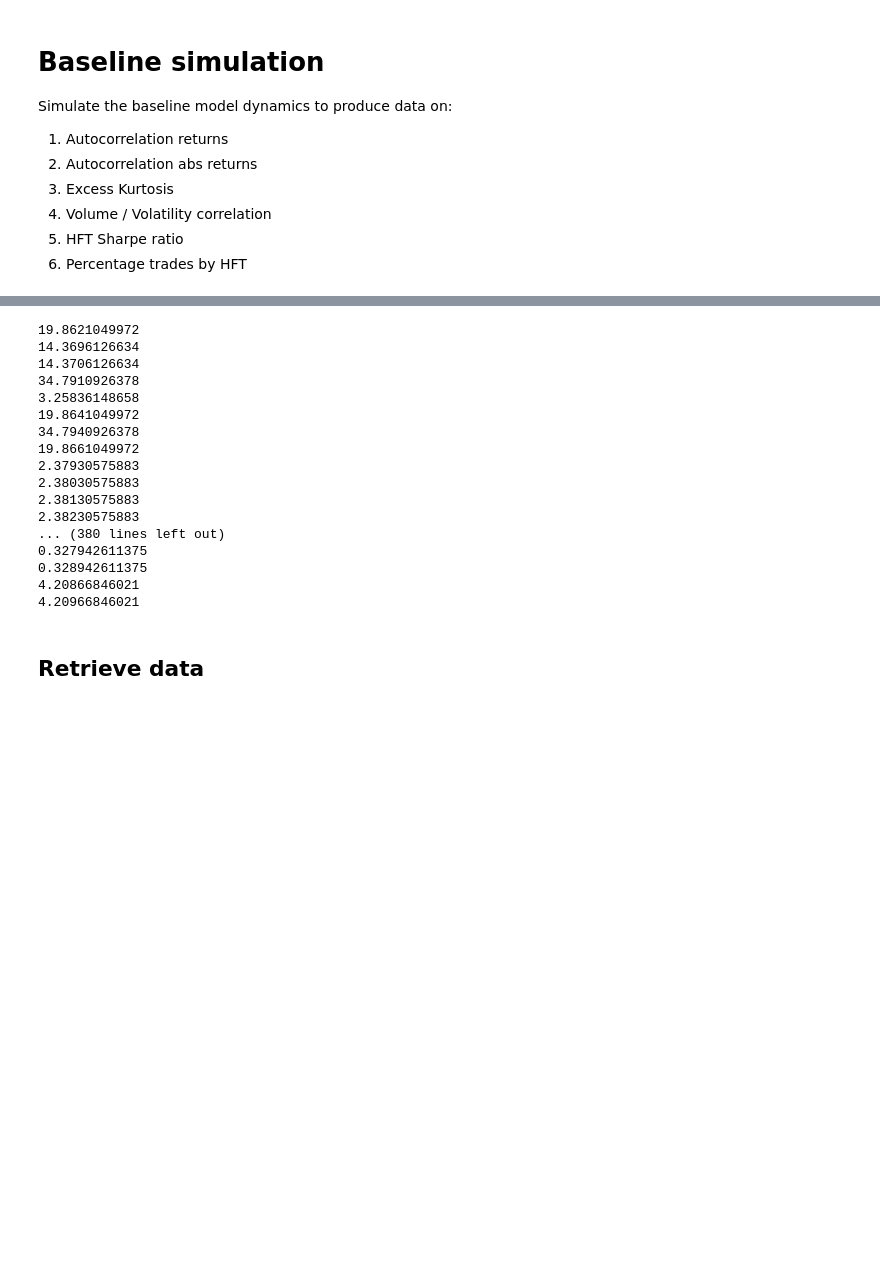
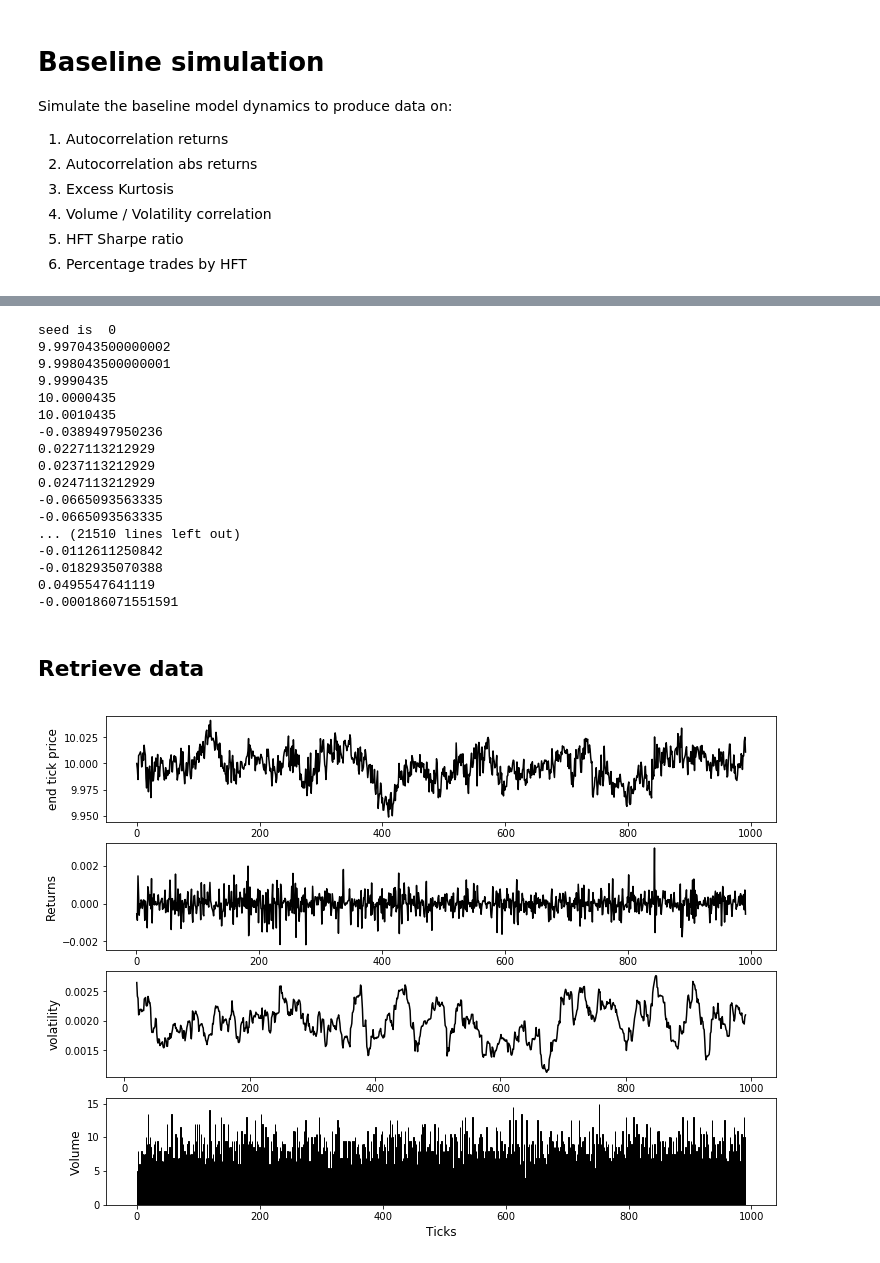
Before and after one commit to joerischasfoort/hfm-abm, a Jupyter notebook: Baseline.ipynb, the cells around one changed output, grey strips where cells are left out. Cells and saved outputs as stored; diff of their text form; code cells hidden in the pictures; blank space fills up the shorter version.

```diff
--- a/Baseline.ipynb
+++ b/Baseline.ipynb
@@ -17,7 +17,7 @@ Simulate the baseline model dynamics to produce data on:
 5. HFT Sharpe ratio
 6. Percentage trades by HFT
 # %%
-NRUNS = 1
+NRUNS = 10
 # %%
 parameters = {
     # global parameters
@@ -64,43 +58,31 @@ high_frequency_traders, low_frequency_traders, orderbook = init_objects(paramete
 # %%
 hfms = []
 lfts = []
-orderbooks = []
+obs = []
 for seed in range(NRUNS): # optional, remove tqdm(), it is used for the progress bar
+    print('seed is ', seed)
+    high_frequency_traders, low_frequency_traders, orderbook = init_objects(parameters)
     hft, lft, ob = hft_model(high_frequency_traders, low_frequency_traders, orderbook, parameters, seed)
     hfms.append(hft)
     lfts.append(lft)
-    orderbooks.append(ob)
+    obs.append(ob)
 # %% [output]
-19.8621049972
-14.3696126634
-14.3706126634
-34.7910926378
-3.25836148658
-19.8641049972
-34.7940926378
-19.8661049972
-2.37930575883
-2.38030575883
-2.38130575883
-2.38230575883
-... (380 lines left out)
-0.327942611375
-0.328942611375
-4.20866846021
-4.20966846021
+seed is  0
+9.997043500000002
+9.998043500000001
+9.9990435
+10.0000435
+10.0010435
+-0.0389497950236
+0.0227113212929
+0.0237113212929
+0.0247113212929
+-0.0665093563335
+-0.0665093563335
+... (21510 lines left out)
+-0.0112611250842
+-0.0182935070388
+0.0495547641119
+-0.000186071551591
 # %% [markdown]
 ## Retrieve data
-# %%
-average_tick_price = []
-total_tick_volume = []
-returns = []
-autocorr_returns = []
-absolute_returns = []
-autocorr_abs_returns = []
-for idx, orderbook in enumerate(orderbooks):
-    average_tick_price.append([np.mean(prices) for prices in orderbook.transaction_prices_history])
-    total_tick_volume.append([sum(volumes) for volumes in orderbook.transaction_volumes_history])
-    returns.append(pd.Series(np.array(average_tick_price[idx])).pct_change())
-    autocorr_returns.append([pd.Series(returns[idx]).autocorr(lag=lag) for lag in range(25)])
-    absolute_returns.append(pd.Series(returns[idx]).abs())
-    autocorr_abs_returns.append([absolute_returns[idx].autocorr(lag=lag) for lag in range(25)])
@@ -106,0 +127,23 @@ for idx, orderbook in enumerate(orderbooks):
+# %%
+mc_prices, mc_returns, mc_autocorr_returns, mc_autocorr_abs_returns, mc_volatility, mc_volume, mc_fundamentals = organise_data(obs)
+# %%
+fig, (ax1, ax2, ax3, ax4) = plt.subplots(4, 1, figsize=(12,9))
+
+#ax1.plot(mc_fundamentals.index, mc_fundamentals.mean(axis=1), 'k--', label='fundamental value')
+ax1.plot(mc_prices.index, mc_prices.median(axis=1), 'k-', label='close price')
+ax1.set_ylabel('end tick price', fontsize='12')
+#ax1.legend()
+
+ax2.plot(mc_returns.index, mc_returns.median(axis=1), 'k-')
+ax2.set_ylabel('Returns', fontsize='12')
+
+ax3.plot(mc_volatility.index, mc_volatility.median(axis=1), 'k-')
+ax3.set_ylabel('volatility', fontsize='12')
+
+ax4.bar(mc_volume.index, mc_volume.median(axis=1), color='k', edgecolor='k')
+ax4.set_ylabel('Volume', fontsize='12')
+ax4.set_xlabel('Ticks', fontsize='12')
+
+fig.savefig('hfm_baseline_dynamics.png')
+# %% [output]
+[figure, added]
```
Also changed, not shown: parts of 18 cells of this notebook, 7 other files.
